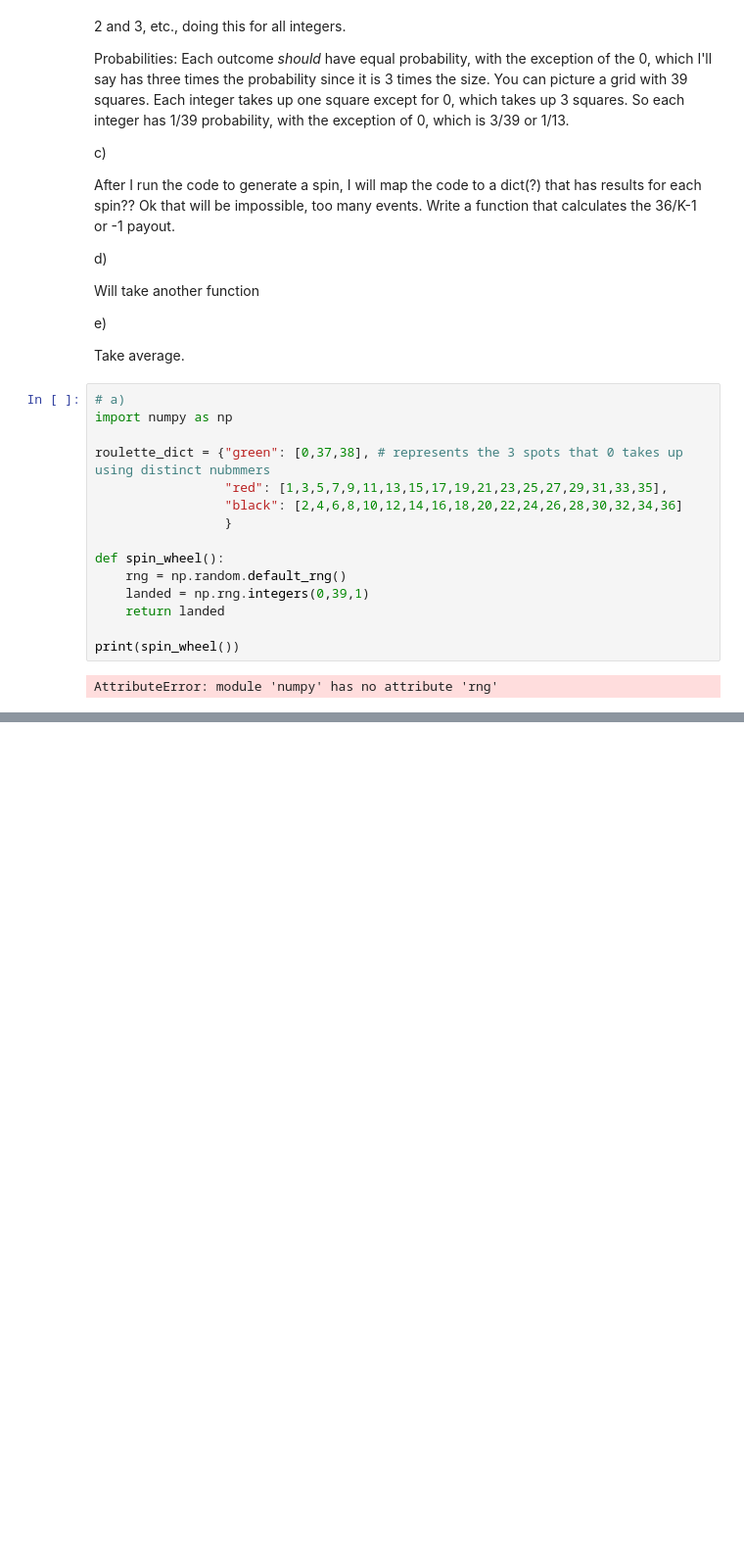
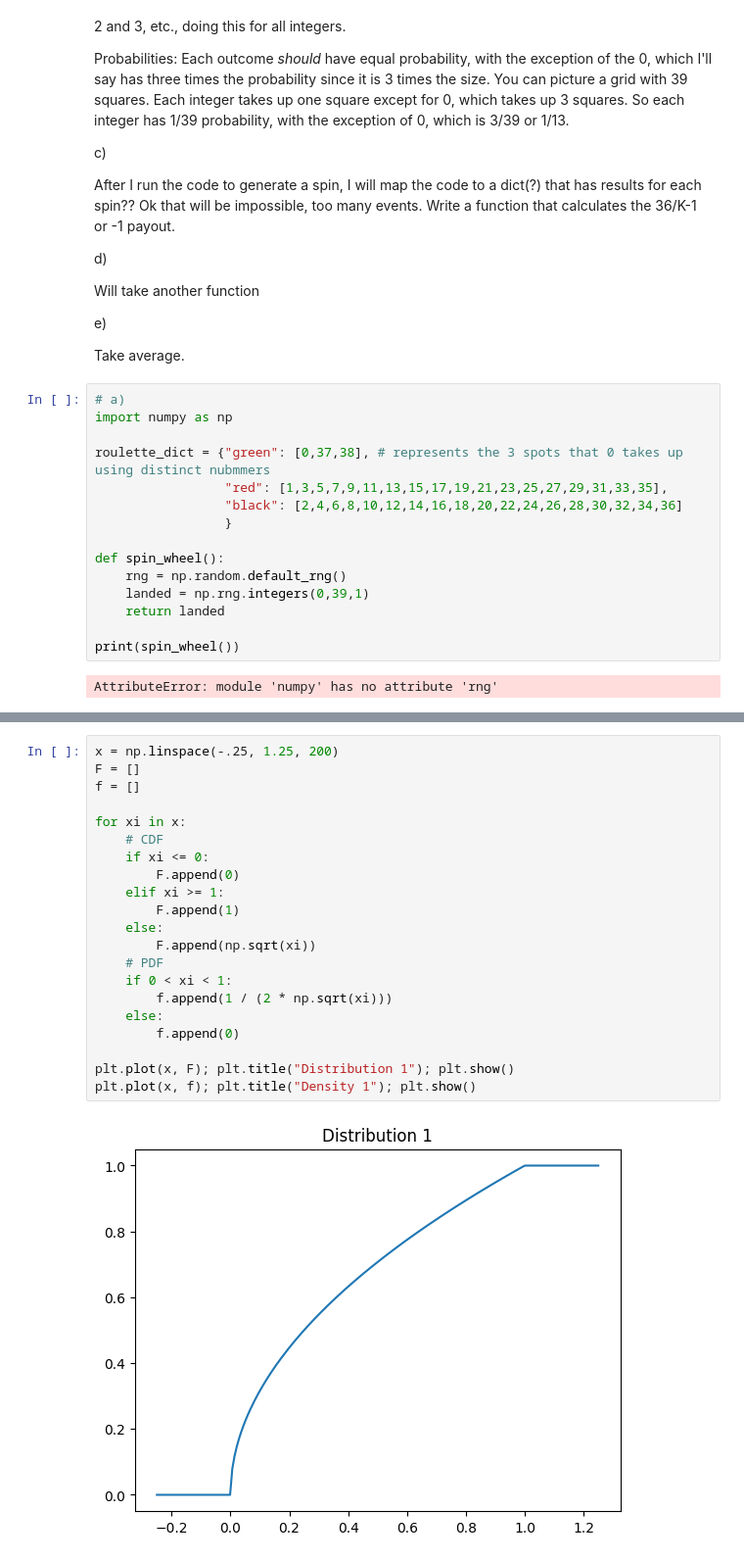
Before and after one commit to caroline-kranefuss/understanding_uncertainty_assignments_group_one, a Jupyter notebook: assignment_6_Q1_Q2.ipynb, the cells around one changed output, grey strips where cells are left out. Shown at 98% size. Drawn from its saved outputs; the diff is of its cells as text; blank space fills up the shorter version.

```diff
--- a/assignment_6_Q1_Q2.ipynb
+++ b/assignment_6_Q1_Q2.ipynb
@@ -272,0 +299,23 @@ AttributeError: module 'numpy' has no attribute 'rng'
+# %%
+x = np.linspace(-.25, 1.25, 200)
+F = []
+f = []
+
+for xi in x:
+    # CDF
+    if xi <= 0:
+        F.append(0)
+    elif xi >= 1:
+        F.append(1)
+    else:
+        F.append(np.sqrt(xi))
+    # PDF
+    if 0 < xi < 1:
+        f.append(1 / (2 * np.sqrt(xi)))
+    else:
+        f.append(0)
+
+plt.plot(x, F); plt.title("Distribution 1"); plt.show()
+plt.plot(x, f); plt.title("Density 1"); plt.show()
+# %% [output]
+[figure, added]
```
Also changed, not shown: parts of 17 cells of this notebook.
